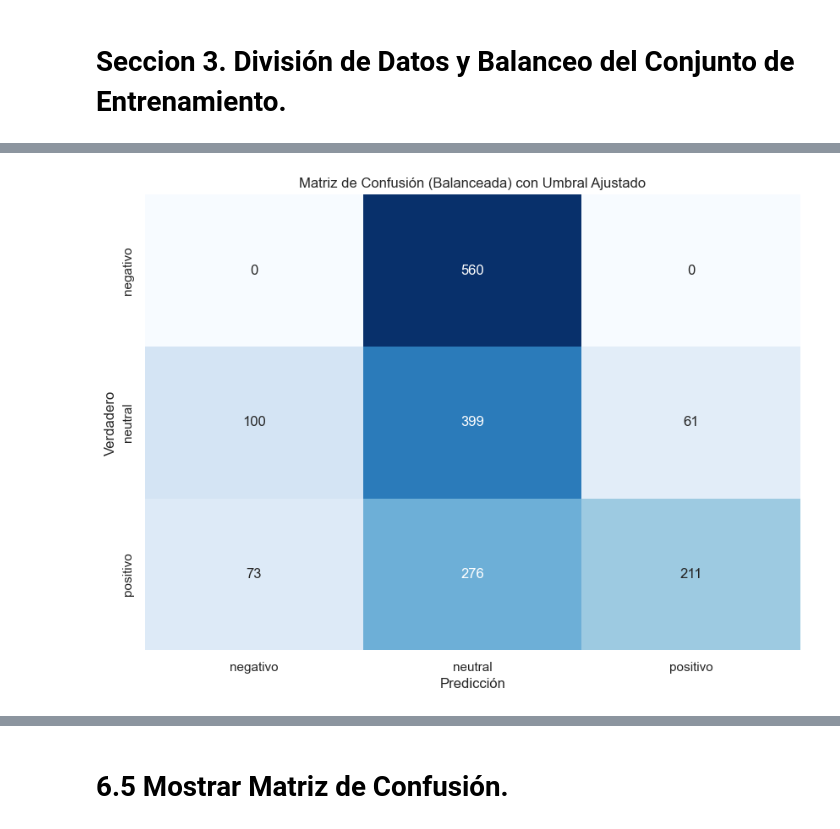
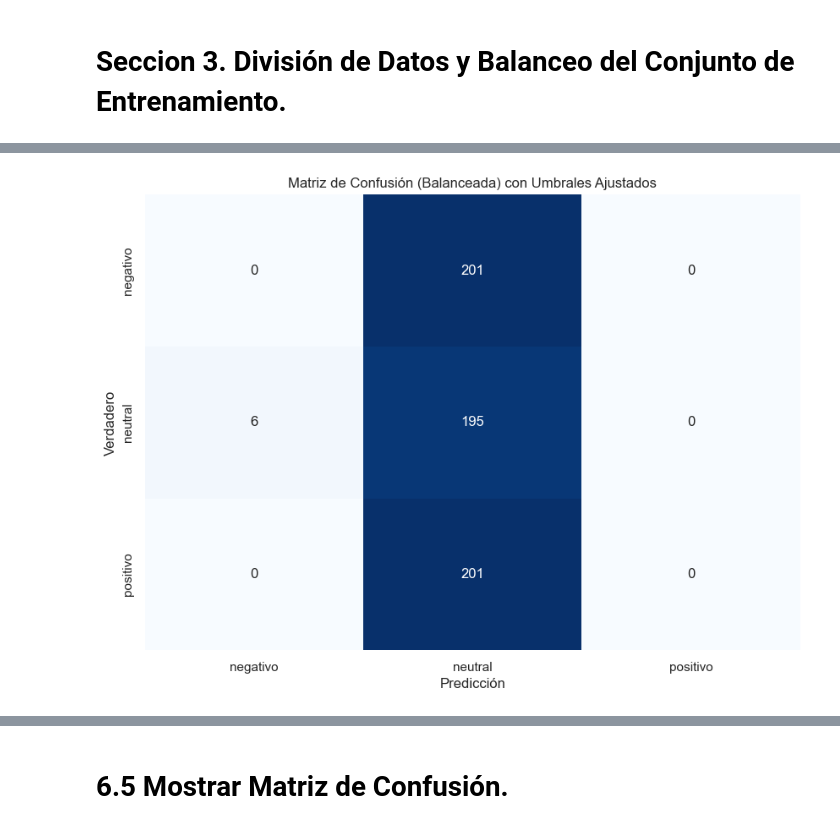
Before and after one commit to CarrenoErick19/Carreno_Navarrete_P.Integrador, a Jupyter notebook: CARREÑO_NAVARRETE_RNN/Mostrado 29 julio/rnn_posts_carreño_navarrete.ipynb, the cells around one changed output, grey strips where cells are left out. Saved outputs shown, nothing was run; the diff lists cells and outputs as text; code cells hidden in the pictures.

```diff
--- a/CARREÑO_NAVARRETE_RNN/Mostrado 29 julio/rnn_posts_carreño_navarrete.ipynb
+++ b/CARREÑO_NAVARRETE_RNN/Mostrado 29 julio/rnn_posts_carreño_navarrete.ipynb
@@ -356,7 +356,15 @@ class DivisionYBalanceo:
         # Verificar el balance de clases después de SMOTE
         class_distribution_after = self.verificar_distribucion_clases(np.argmax(self.y_train, axis=1), "el conjunto de entrenamiento después de SMOTE", imprimir=True)
 
+        # Guardar el conjunto de entrenamiento balanceado
+        self.guardar_datos_balanceados()
+
         return class_distribution_after
+
+    def guardar_datos_balanceados(self, filepath='conjunto_entrenamiento_balanceado.npz'):
+        # Guardar los datos balanceados en un archivo .npz
+        np.savez(filepath, X_train=self.X_train, y_train=self.y_train)
+        print(f"Conjunto de entrenamiento balanceado guardado en {filepath}.")
 
     def graficar_distribucion_clases(self, class_distribution_before, class_distribution_after):
         # Graficar la distribución de clases antes y después de SMOTE
@@ -403,7 +411,7 @@ division_balanceo.dividir_datos()
 # Verificar la distribución de clases antes de SMOTE
 class_distribution_before = division_balanceo.verificar_distribucion_clases(division_balanceo.y_train, "el conjunto de entrenamiento", imprimir=True)
 
-# Aplicar SMOTE
+# Aplicar SMOTE y guardar el conjunto de entrenamiento balanceado
 class_distribution_after = division_balanceo.aplicar_smote()
 
 # Graficar la distribución de clases antes y después de SMOTE
@@ -517,18 +552,23 @@ import numpy as np
 import matplotlib.pyplot as plt
 import seaborn as sns
 from sklearn.metrics import confusion_matrix, classification_report, precision_score, recall_score, f1_score, precision_recall_curve
-from sklearn.utils import resample
+import pandas as pd
 
-# Crear DataFrame a partir de X_test para combinar características léxicas
-X_test_df = pd.DataFrame(X_test, columns=[f'token_{i}' for i in range(X_test.shape[1])])
+# Cargar el modelo entrenado
+model = load_model('modelo_lstm_avanzado.keras')
 
-# Añadir las características léxicas correspondientes
-df_reindexed = df.reset_index(drop=True)
-X_test_df['sentimiento_calculado'] = df_reindexed.loc[X_test_df.index % len(df_reindexed), 'sentimiento_calculado'].values
+# Crear DataFrame a partir de X_test_combined para combinar características léxicas
+X_test_df = pd.DataFrame(division_balanceo.X_test_combined, columns=[f'token_{i}' for i in range(division_balanceo.X_test_combined.shape[1])])
+
+# Añadir la columna 'puntuacion' para características léxicas
+if 'puntuacion' in division_balanceo.df.columns:
+    X_test_df['puntuacion'] = division_balanceo.df['puntuacion'].values[:len(division_balanceo.X_test_combined)]
+else:
+    raise KeyError("'puntuacion' no se encuentra en el DataFrame.")
 
 # Rebalancear el conjunto de prueba
 df_test = X_test_df.copy()
-df_test['sentimiento'] = np.argmax(y_test, axis=1)
+df_test['sentimiento'] = np.argmax(division_balanceo.y_test, axis=1)
 
 # Crear DataFrames para cada clase
 df_neg = df_test[df_test['sentimiento'] == 0]
@@ -543,65 +583,61 @@ df_pos_upsampled = resample(df_pos, replace=True, n_samples=len(df_neu), random_
 df_balanced = pd.concat([df_neu, df_neg_upsampled, df_pos_upsampled])
 
 # Separar características y etiquetas para el conjunto de prueba balanceado
-X_test_balanced = df_balanced.drop('sentimiento', axis=1).drop('sentimiento_calculado', axis=1)
-X_test_lexico_balanced = df_balanced['sentimiento_calculado'].values
-y_test_balanced = df_balanced['sentimiento']
+X_test_balanced = df_balanced.drop('sentimiento', axis=1).drop('puntuacion', axis=1).values
+X_test_lexico_balanced = df_balanced['puntuacion'].values
+y_test_balanced = df_balanced['sentimiento'].values
 
 # Generar predicciones en el conjunto de prueba balanceado
 y_pred_balanced = model.predict([X_test_balanced, X_test_lexico_balanced])
 
-# Calcular la precisión y el recall para diferentes umbrales
-precision, recall, thresholds = precision_recall_curve(y_test_balanced, y_pred_balanced[:, 0], pos_label=0)  # Clase 'negativo'
+# Calcular la precisión y el recall para cada clase
+precision, recall, thresholds = {}, {}, {}
+for i in range(3):  # 0: negativo, 1: neutral, 2: positivo
+    precision[i], recall[i], thresholds[i] = precision_recall_curve(y_test_balanced == i, y_pred_balanced[:, i])
 
-# Encontrar el umbral óptimo
-f1_scores = 2 * (precision * recall) / (precision + recall)
-optimal_idx = np.argmax(f1_scores)
-optimal_threshold = thresholds[optimal_idx]
+# Encontrar los umbrales óptimos para cada clase
+optimal_thresholds = {}
+for i in range(3):
+    f1_scores = 2 * (precision[i] * recall[i]) / (precision[i] + recall[i])
+    optimal_idx = np.argmax(f1_scores)
+    optimal_thresholds[i] = thresholds[i][optimal_idx]
 
-print(f"Umbral óptimo para la clase 'negativo': {optimal_threshold:.4f}")
+print("Umbrales óptimos por clase:")
+for i in range(3):
+    print(f"Clase {i}: {optimal_thresholds[i]:.4f}")
 
-# Convertir las probabilidades en predicciones de clase con umbral ajustado
+# Convertir las probabilidades en predicciones de clase con umbrales ajustados
 y_pred_classes_balanced = []
 for pred in y_pred_balanced:
-    if pred[0] >= optimal_threshold:
-        y_pred_classes_balanced.append(0)  # Negativo
+    class_predictions = [pred[i] >= optimal_thresholds[i] for i in range(3)]
+    if np.sum(class_predictions) == 0:
+        # Si no se cumple ningún umbral, asignar la clase con la probabilidad más alta
+        y_pred_classes_balanced.append(np.argmax(pred))
     else:
-        y_pred_classes_balanced.append(np.argmax(pred[1:]) + 1)  # Neutral o Positivo
+        y_pred_classes_balanced.append(np.argmax(class_predictions))
 
 # Crear matriz de confusión
 cm_balanced = confusion_matrix(y_test_balanced, y_pred_classes_balanced)
-print("Matriz de Confusión (Balanceada) con Umbral Ajustado:")
+print("Matriz de Confusión (Balanceada) con Umbrales Ajustados:")
 print(cm_balanced)
 
 # Visualizar la matriz de confusión balanceada con porcentajes
 plt.figure(figsize=(10, 7))
 sns.heatmap(cm_balanced, annot=True, fmt='d', cmap='Blues', xticklabels=['negativo', 'neutral', 'positivo'], yticklabels=['negativo', 'neutral', 'positivo'], cbar=False)
-plt.title('Matriz de Confusión (Balanceada) con Umbral Ajustado')
+plt.title('Matriz de Confusión (Balanceada) con Umbrales Ajustados')
 plt.xlabel('Predicción')
 plt.ylabel('Verdadero')
 plt.show()
 
-# Generar reporte de clasificación balanceada con umbral ajustado
+# Generar reporte de clasificación balanceada con umbrales ajustados
 report_balanced = classification_report(y_test_balanced, y_pred_classes_balanced, target_names=['negativo', 'neutral', 'positivo'], digits=4)
-print("Reporte de Clasificación (Balanceado) con Umbral Ajustado:")
+print("Reporte de Clasificación (Balanceado) con Umbrales Ajustados:")
 print(report_balanced)
 
 # Evaluar métricas por separado para cada clase
-precision_neg = precision_score(y_test_balanced, y_pred_classes_balanced, labels=[0], average='macro')
-recall_neg = recall_score(y_test_balanced, y_pred_classes_balanced, labels=[0], average='macro')
-f1_neg = f1_score(y_test_balanced, y_pred_classes_balanced, labels=[0], average='macro')
-
-print(f"\nMétricas para la clase 'negativo':\nPrecision: {precision_neg:.4f}, Recall: {recall_neg:.4f}, F1-score: {f1_neg:.4f}")
-
-precision_neu = precision_score(y_test_balanced, y_pred_classes_balanced, labels=[1], average='macro')
-recall_neu = recall_score(y_test_balanced, y_pred_classes_balanced, labels=[1], average='macro')
-f1_neu = f1_score(y_test_balanced, y_pred_classes_balanced, labels=[1], average='macro')
-
-print(f"\nMétricas para la clase 'neutral':\nPrecision: {precision_neu:.4f}, Recall: {recall_neu:.4f}, F1-score: {f1_neu:.4f}")
-
-precision_pos = precision_score(y_test_balanced, y_pred_classes_balanced, labels=[2], average='macro')
-recall_pos = recall_score(y_test_balanced, y_pred_classes_balanced, labels=[2], average='macro')
-f1_pos = f1_score(y_test_balanced, y_pred_classes_balanced, labels=[2], average='macro')
-
-print(f"\nMétricas para la clase 'positivo':\nPrecision: {precision_pos:.4f}, Recall: {recall_pos:.4f}, F1-score: {f1_pos:.4f}")
+for i, label in enumerate(['negativo', 'neutral', 'positivo']):
+    precision_i = precision_score(y_test_balanced, y_pred_classes_balanced, labels=[i], average='macro')
+    recall_i = recall_score(y_test_balanced, y_pred_classes_balanced, labels=[i], average='macro')
+    f1_i = f1_score(y_test_balanced, y_pred_classes_balanced, labels=[i], average='macro')
+    print(f"\nMétricas para la clase '{label}':\nPrecision: {precision_i:.4f}, Recall: {recall_i:.4f}, F1-score: {f1_i:.4f}")
 # %% [output]
@@ -614 +653 @@ Matriz de Confusión (Balanceada) con Umbral Ajustado:
-[figure, old version]
+[figure, new version]
```
Also changed, not shown: parts of 5 cells of this notebook, 1 other file.
